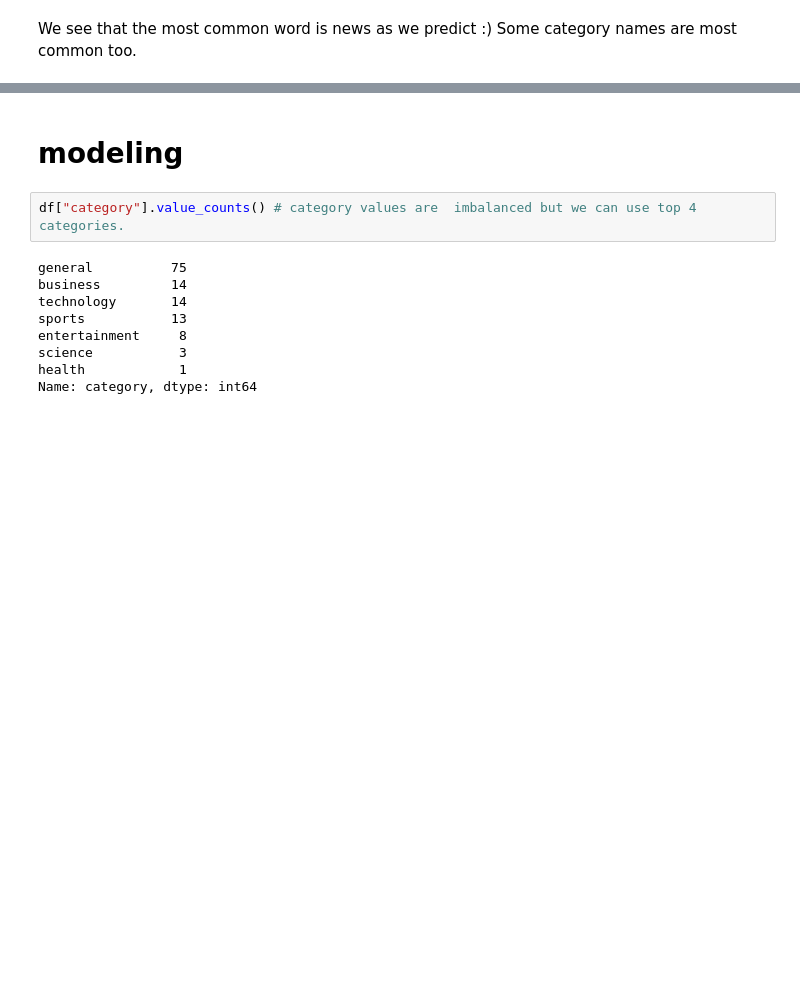
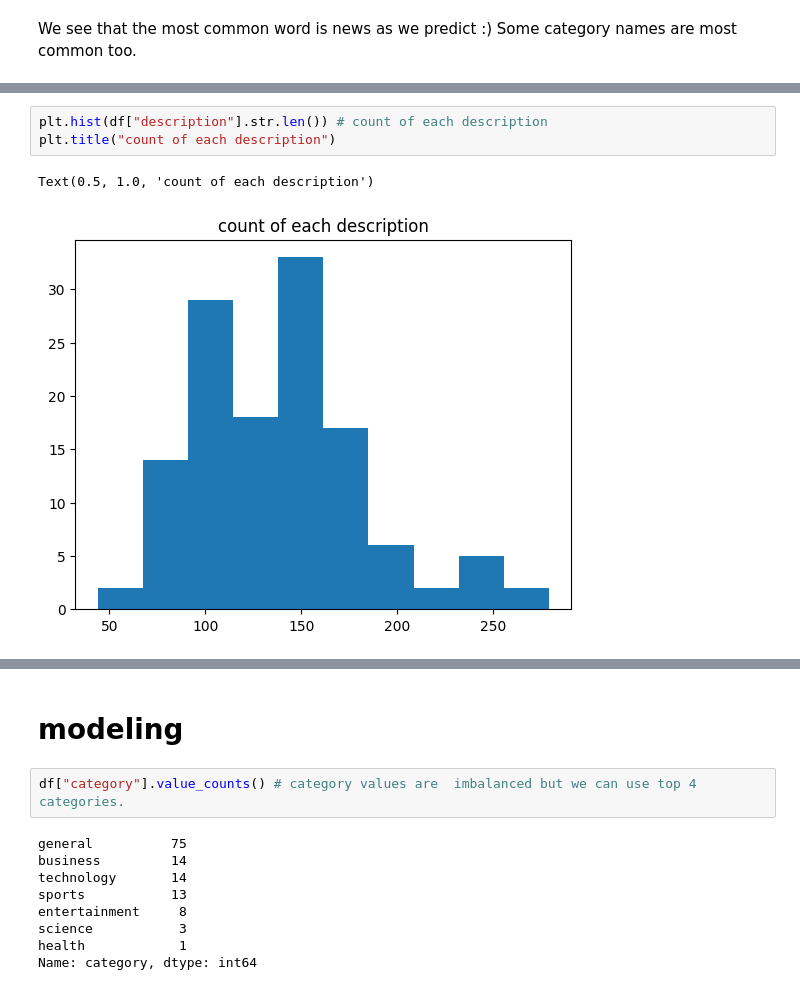
Before and after one commit to nursena8/NewsApiProject, a Jupyter notebook: new_api_project.ipynb, the cells around one changed output, grey strips where cells are left out. Saved outputs shown, nothing was run; the diff lists cells and outputs as text; blank space fills up the shorter version.

```diff
--- a/new_api_project.ipynb
+++ b/new_api_project.ipynb
@@ -346,0 +366,6 @@ plot_most_common_words_in_category("business",df)
+# %%
+plt.hist(df["description"].str.len()) # count of each description
+plt.title("count of each description")
+# %% [output]
+Text(0.5, 1.0, 'count of each description')
+[figure, added]
```
Also changed, not shown: parts of 8 cells of this notebook.
